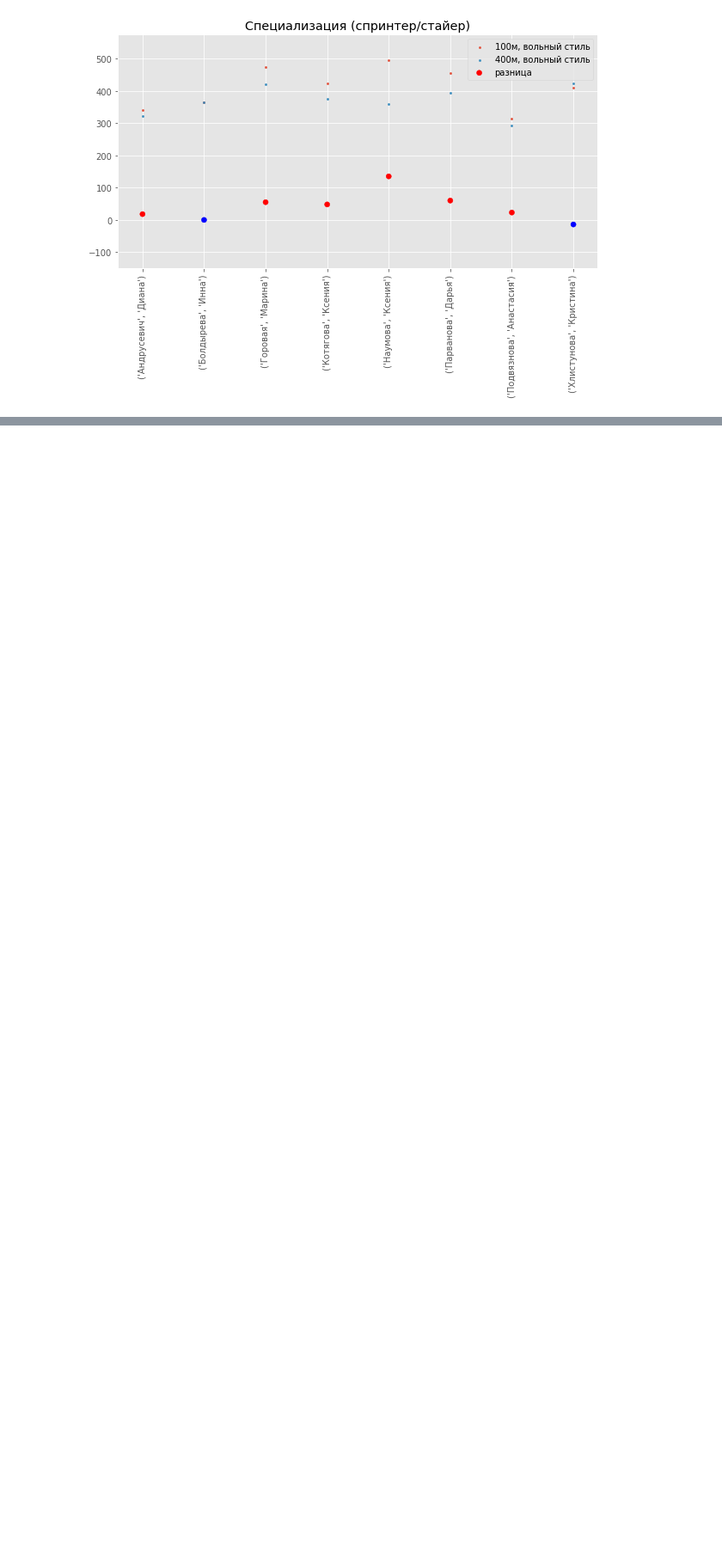
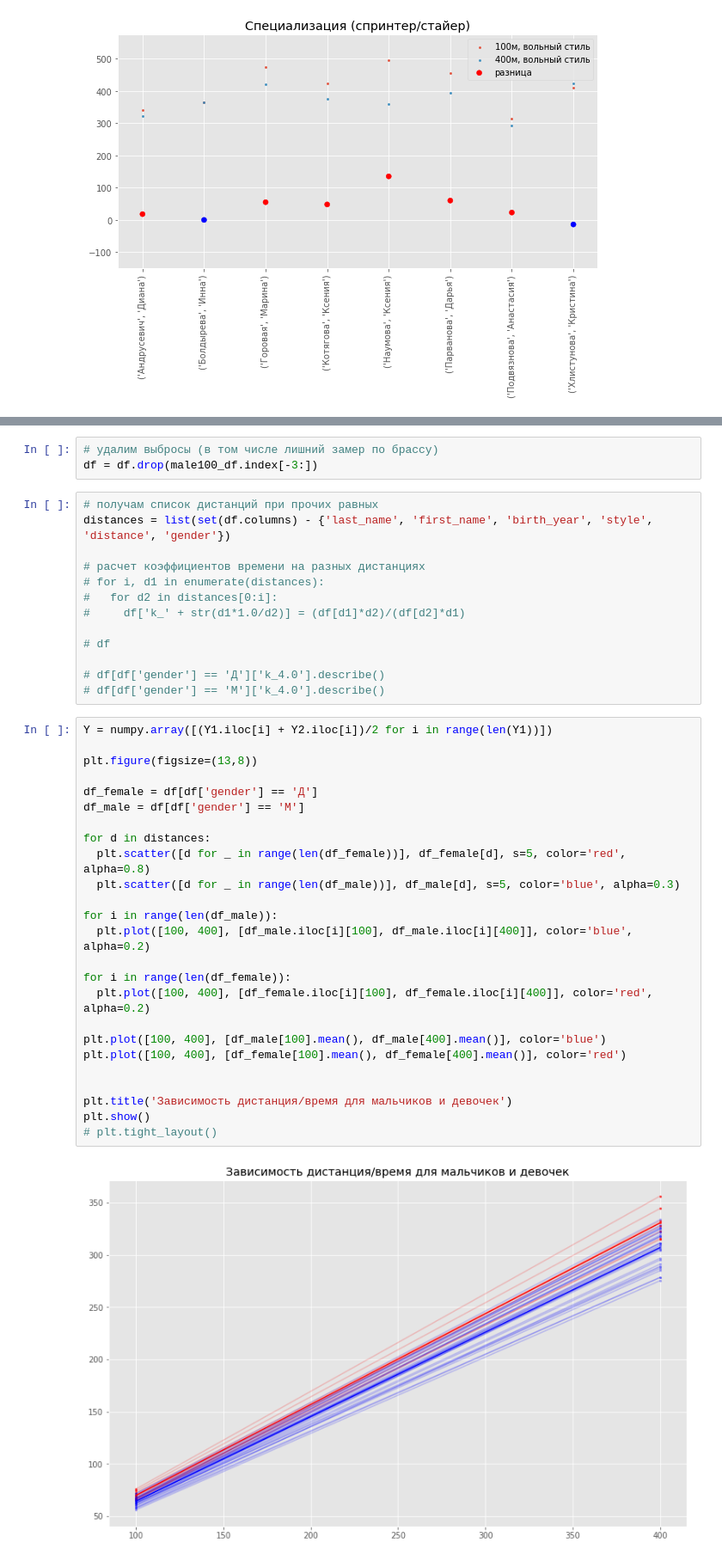
Before and after one commit to timoti1/T-SQL, a Jupyter notebook: Data Analysis/03_classification.ipynb, the cells around one changed output, grey strips where cells are left out. Shown at 86% size. Drawn from its saved outputs; the diff is of its cells as text; blank space fills up the shorter version.

```diff
--- a/Data Analysis/03_classification.ipynb
+++ b/Data Analysis/03_classification.ipynb
@@ -209,0 +432,43 @@ plt.show()
+# %%
+# удалим выбросы (в том числе лишний замер по брассу)
+df = df.drop(male100_df.index[-3:])
+# %%
+# получам список дистанций при прочих равных
+distances = list(set(df.columns) - {'last_name', 'first_name', 'birth_year', 'style', 'distance', 'gender'})
+
+# расчет коэффициентов времени на разных дистанциях
+# for i, d1 in enumerate(distances):
+#   for d2 in distances[0:i]:
+#     df['k_' + str(d1*1.0/d2)] = (df[d1]*d2)/(df[d2]*d1)
+
+# df
+
+# df[df['gender'] == 'Д']['k_4.0'].describe()
+# df[df['gender'] == 'М']['k_4.0'].describe()
+# %%
+Y = numpy.array([(Y1.iloc[i] + Y2.iloc[i])/2 for i in range(len(Y1))])
+
+plt.figure(figsize=(13,8))
+
+df_female = df[df['gender'] == 'Д']
+df_male = df[df['gender'] == 'М']
+
+for d in distances:
+  plt.scatter([d for _ in range(len(df_female))], df_female[d], s=5, color='red', alpha=0.8)
+  plt.scatter([d for _ in range(len(df_male))], df_male[d], s=5, color='blue', alpha=0.3)
+
+for i in range(len(df_male)):
+  plt.plot([100, 400], [df_male.iloc[i][100], df_male.iloc[i][400]], color='blue', alpha=0.2)
+
+for i in range(len(df_female)):
+  plt.plot([100, 400], [df_female.iloc[i][100], df_female.iloc[i][400]], color='red', alpha=0.2)
+
+plt.plot([100, 400], [df_male[100].mean(), df_male[400].mean()], color='blue')
+plt.plot([100, 400], [df_female[100].mean(), df_female[400].mean()], color='red')
+
+
+plt.title('Зависимость дистанция/время для мальчиков и девочек')
+plt.show()
+# plt.tight_layout()
+# %% [output]
+[figure, added]
```
Also changed, not shown: parts of 34 cells of this notebook.
